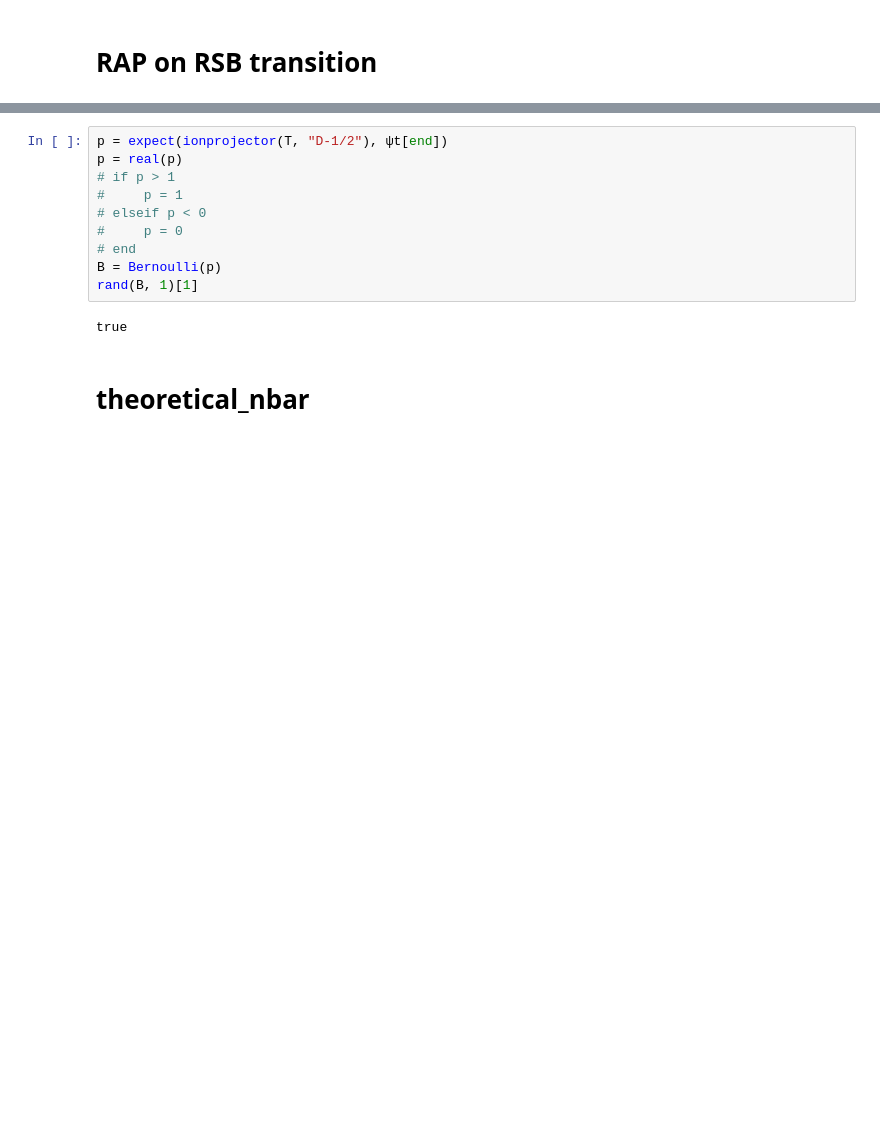
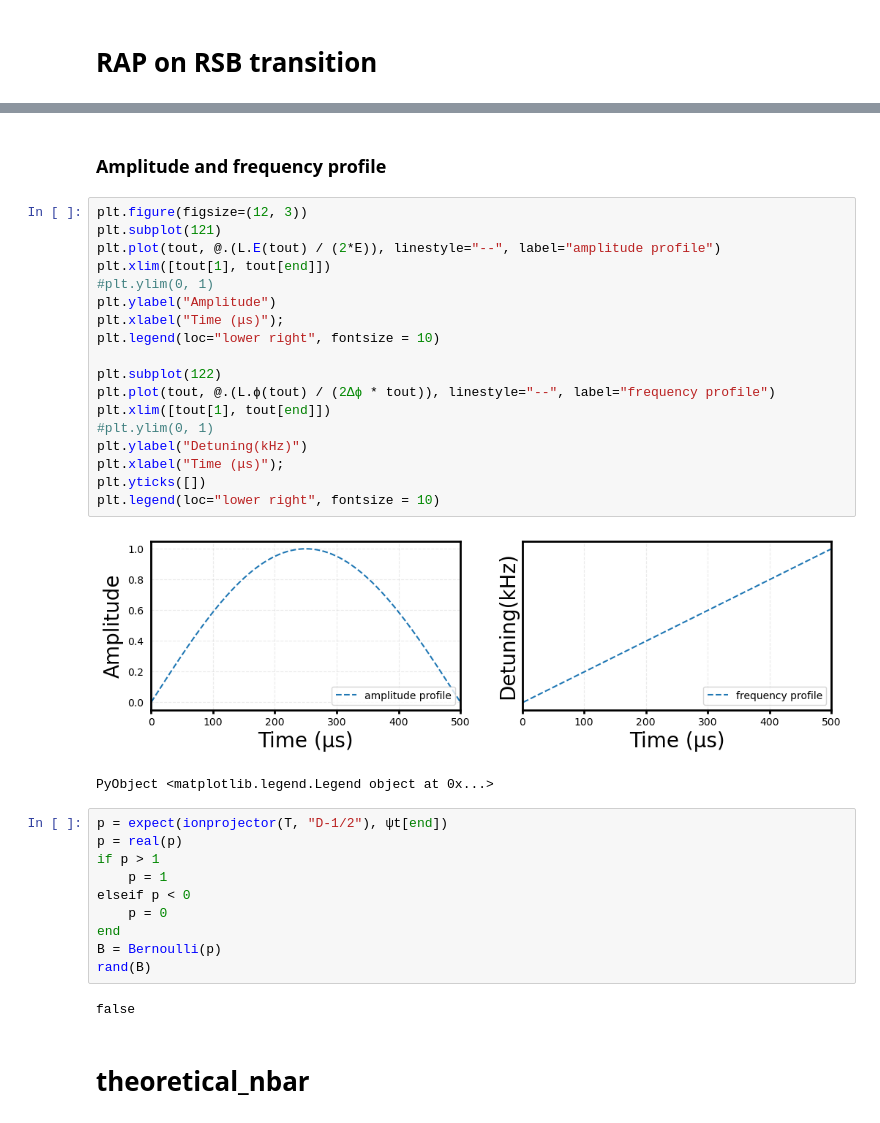
Before and after one commit to HaeffnerLab/lattice_notebooks, a Jupyter notebook: RAP_sequence.ipynb, the cells around one changed output, grey strips where cells are left out. Drawn from its saved outputs; the diff is of its cells as text; blank space fills up the shorter version.

```diff
--- a/RAP_sequence.ipynb
+++ b/RAP_sequence.ipynb
@@ -101,15 +101,38 @@ PyObject Text(0.5, 0.98, 'RAP on RSB transition')
+# %% [markdown]
+### Amplitude and frequency profile
+# %%
+plt.figure(figsize=(12, 3))
+plt.subplot(121)
+plt.plot(tout, @.(L.E(tout) / (2*E)), linestyle="--", label="amplitude profile")
+plt.xlim([tout[1], tout[end]])
+#plt.ylim(0, 1)
+plt.ylabel("Amplitude")
+plt.xlabel("Time (μs)");
+plt.legend(loc="lower right", fontsize = 10)
+
+plt.subplot(122)
+plt.plot(tout, @.(L.ϕ(tout) / (2Δϕ * tout)), linestyle="--", label="frequency profile")
+plt.xlim([tout[1], tout[end]])
+#plt.ylim(0, 1)
+plt.ylabel("Detuning(kHz)")
+plt.xlabel("Time (μs)");
+plt.yticks([])
+plt.legend(loc="lower right", fontsize = 10)
+# %% [output]
+[figure, added]
+PyObject <matplotlib.legend.Legend object at 0x...>
 # %%
 p = expect(ionprojector(T, "D-1/2"), ψt[end])
 p = real(p)
-# if p > 1
-#     p = 1
-# elseif p < 0
-#     p = 0
-# end
+if p > 1
+    p = 1
+elseif p < 0
+    p = 0
+end
 B = Bernoulli(p)
-rand(B, 1)[1]
+rand(B)
 # %% [output]
-true
+false
 # %% [markdown]
 # theoretical_nbar
 # %%
```
Also changed, not shown: parts of 10 cells of this notebook.
